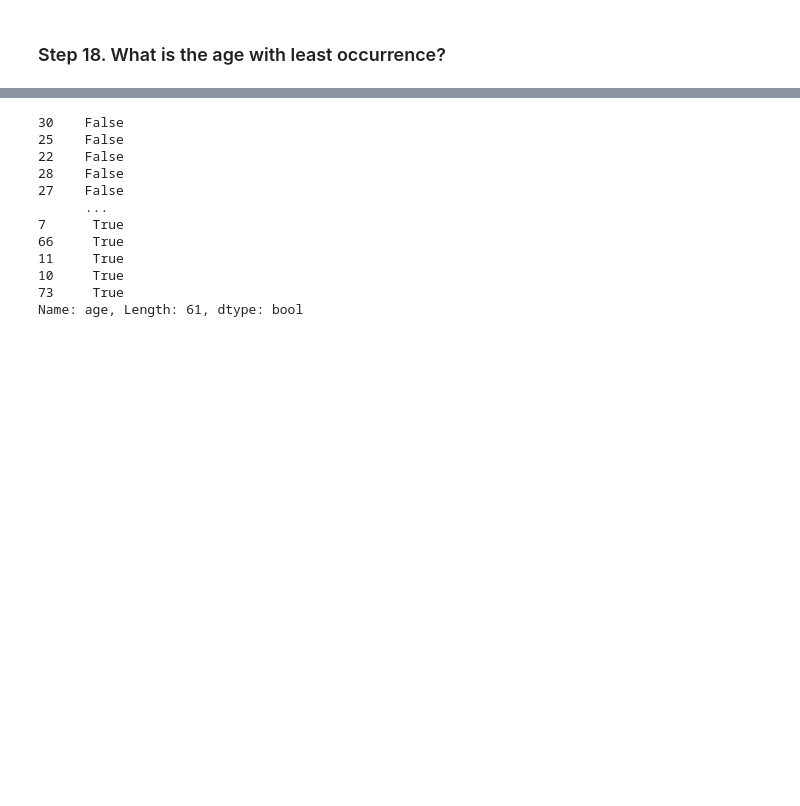
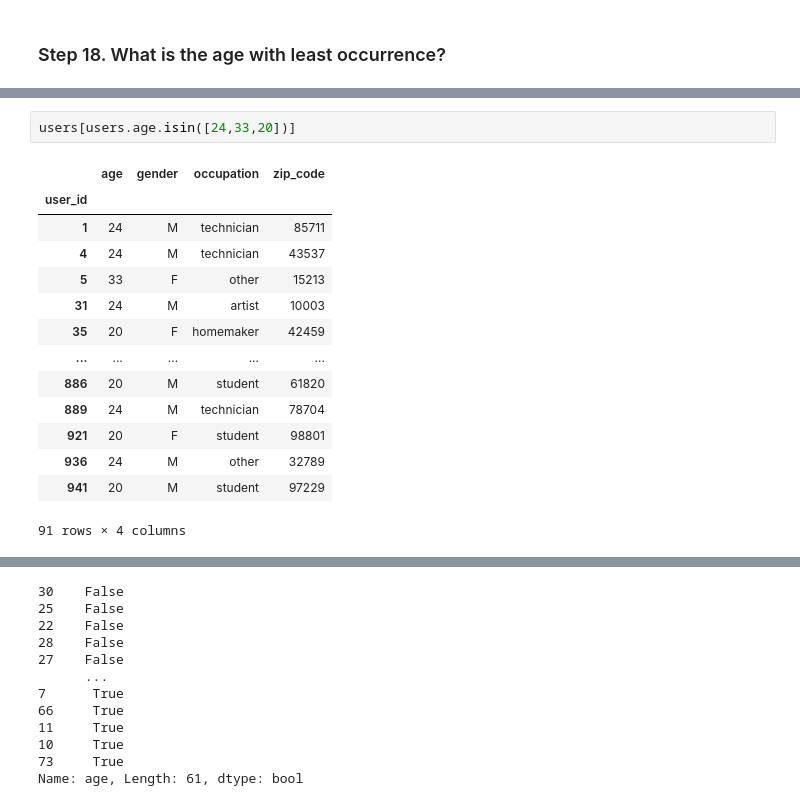
Before and after one commit to bgranda/0926_DS_Beatriz, a Jupyter notebook: 2-Analytics/2-Pandas/ejercicios/01_Getting_&_Knowing_Your_Data/Occupation/Occupation_corregido.ipynb, the cells around one changed output, grey strips where cells are left out. Cells and saved outputs as stored; diff of their text form; blank space fills up the shorter version.

```diff
--- a/2-Analytics/2-Pandas/ejercicios/01_Getting_&_Knowing_Your_Data/Occupation/Occupation_corregido.ipynb
+++ b/2-Analytics/2-Pandas/ejercicios/01_Getting_&_Knowing_Your_Data/Occupation/Occupation_corregido.ipynb
@@ -919,0 +1083,17 @@ Name: occupation, dtype: object
+# %%
+users[users.age.isin([24,33,20])]
+# %% [output]
+|  | age | gender | occupation | zip_code |
+| user_id |  |  |  |  |
+| 1 | 24 | M | technician | 85711 |
+| 4 | 24 | M | technician | 43537 |
+| 5 | 33 | F | other | 15213 |
+| 31 | 24 | M | artist | 10003 |
+| 35 | 20 | F | homemaker | 42459 |
+| ... | ... | ... | ... | ... |
+| 886 | 20 | M | student | 61820 |
+| 889 | 24 | M | technician | 78704 |
+| 921 | 20 | F | student | 98801 |
+| 936 | 24 | M | other | 32789 |
+| 941 | 20 | M | student | 97229 |
+91 rows × 4 columns
```
Also changed, not shown: parts of 18 cells of this notebook, 1 other file.
